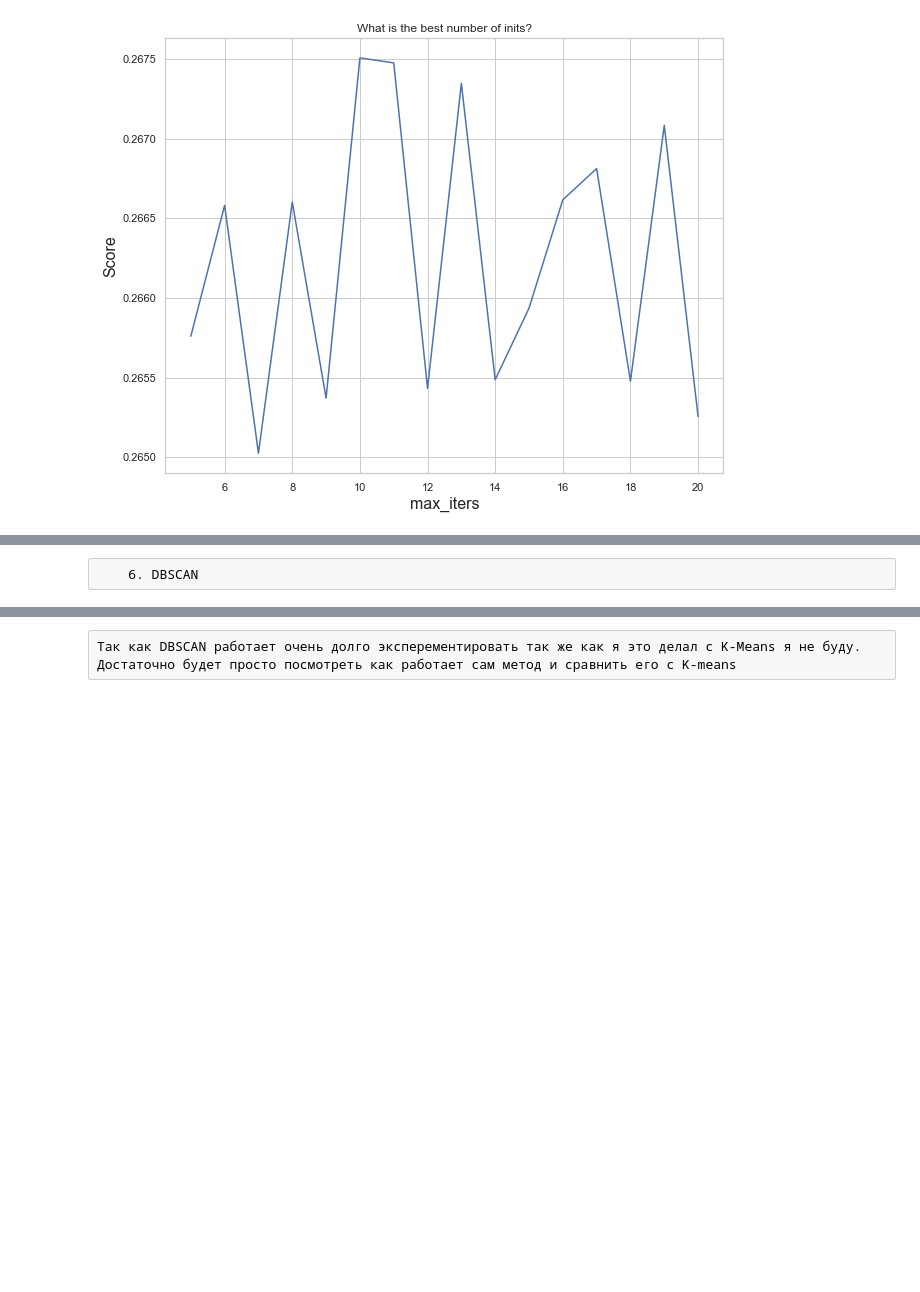
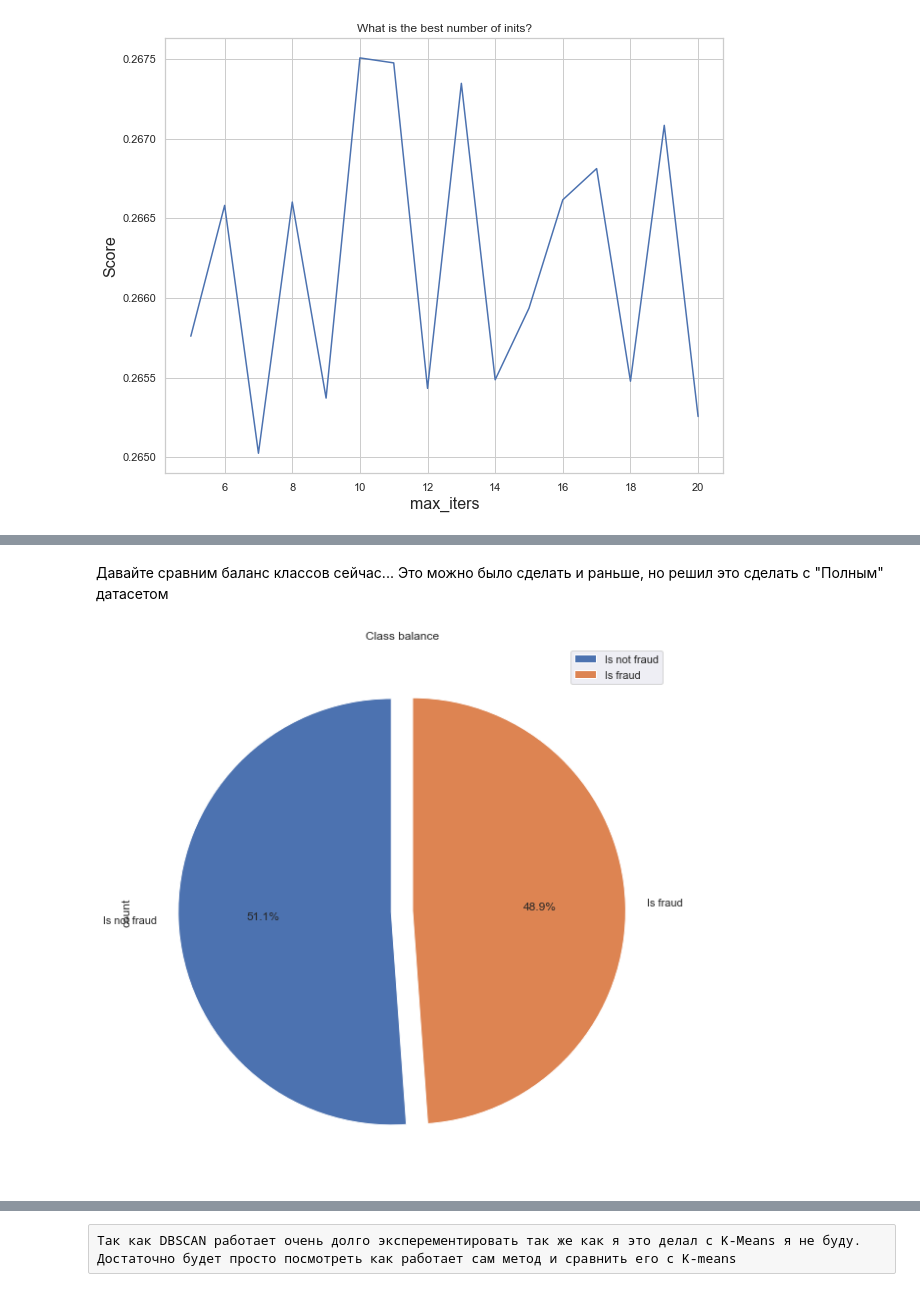
Before and after one commit to Oleg-Storozhev/HillelAI, a Jupyter notebook: Lesson_11/HW_11.ipynb, the cells around one changed output, grey strips where cells are left out. Cells and saved outputs as stored; diff of their text form; code cells hidden in the pictures; blank space fills up the shorter version.

```diff
--- a/Lesson_11/HW_11.ipynb
+++ b/Lesson_11/HW_11.ipynb
@@ -411,3 +414,17 @@ clustered_df
 590540 rows × 29 columns
-# %% [raw]
-    6. DBSCAN
+# %% [markdown]
+Давайте сравним баланс классов сейчас... Это можно было сделать и раньше, но решил это сделать с "Полным" датасетом
+# %%
+figure, ax = plt.subplots(figsize=(10, 10))
+
+ax.set_title("Class balance")
+
+pd.DataFrame(
+    {'count': [clustered_df['isFraud'].isin([0]).sum(),
+               clustered_df['isFraud'].isin([1]).sum()]},
+    index=['Is not fraud','Is fraud']
+).plot.pie(subplots=True, figsize=(8, 8), autopct='%1.1f%%', shadow=False, startangle=90, explode=(0.05, 0.05), ax=ax)
+
+plt.show()
+# %% [output]
+[figure, added]
```
Also changed, not shown: parts of 56 cells of this notebook.
